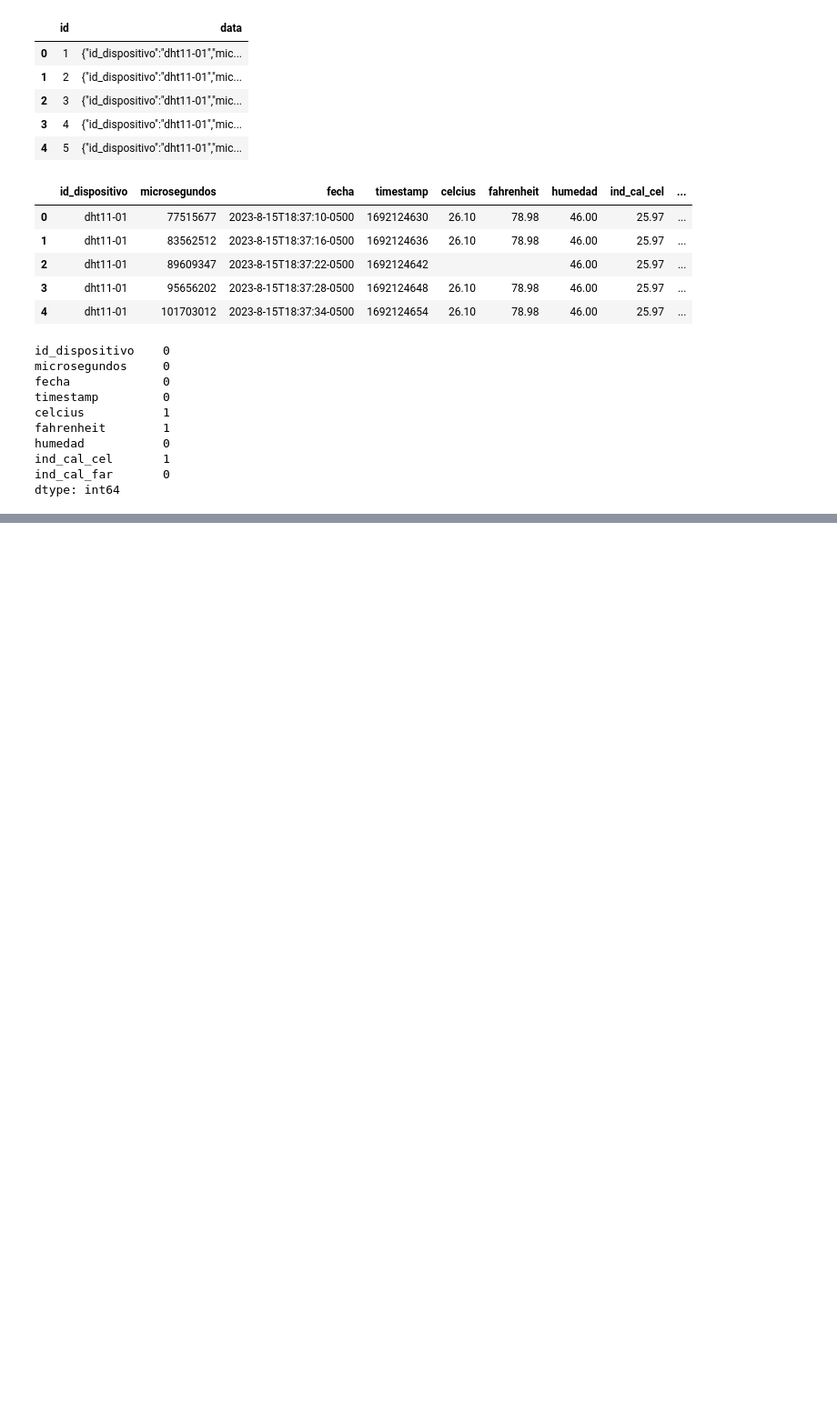
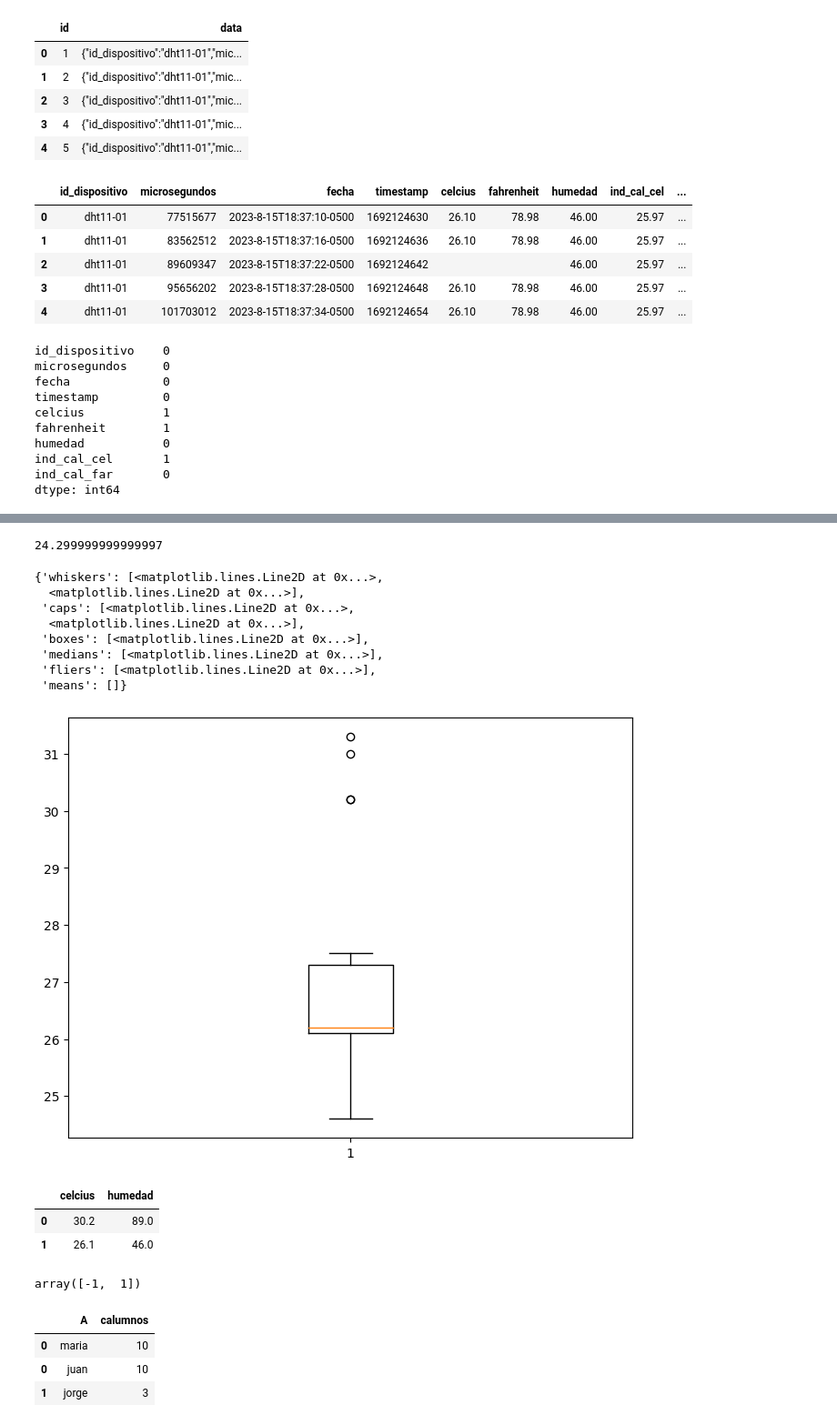
Before and after one commit to jimmyhm/seminario-ml-20241, a Jupyter notebook: 01-DataSources/consumo_datos_temperatura.ipynb, the cells around one changed output, grey strips where cells are left out. Shown: that part at 91% size. Drawn from its saved outputs; the diff is of its cells as text; code cells hidden in the pictures; blank space fills up the shorter version.

```diff
--- a/01-DataSources/consumo_datos_temperatura.ipynb
+++ b/01-DataSources/consumo_datos_temperatura.ipynb
@@ -69,0 +75,9 @@ dtype: object
+# %%
+simple=SimpleImputer(strategy='mean')
+simple.fit(tempeture_data[["celcius"]])
+tempeture_data["celcius"]=simple.transform(tempeture_data[["celcius"]])
+#mean_strategy
+# %%
+knn=KNNImputer(n_neighbors=1)
+imp_knn=knn.fit_transform(tempeture_data[["fahrenheit"]])
+tempeture_data["fahrenheit"]=imp_knn
@@ -69,0 +111,21 @@ dtype: object
+# %%
+q_1=np.quantile(tempeture_data["celcius"],0.25)
+q_3=np.quantile(tempeture_data["celcius"],0.75)
+inf=q_1-1.5*(q_3-q_1)
+inf
+# %% [output]
+24.299999999999997
+# %%
+import matplotlib.pyplot  as plt
+fig=plt.figure(figsize=(8,6))
+plt.boxplot(tempeture_data["celcius"])
+# %% [output]
+{'whiskers': [<matplotlib.lines.Line2D at 0x...>,
+  <matplotlib.lines.Line2D at 0x...>],
+ 'caps': [<matplotlib.lines.Line2D at 0x...>,
+  <matplotlib.lines.Line2D at 0x...>],
+ 'boxes': [<matplotlib.lines.Line2D at 0x...>],
+ 'medians': [<matplotlib.lines.Line2D at 0x...>],
+ 'fliers': [<matplotlib.lines.Line2D at 0x...>],
+ 'means': []}
+[figure, added]
@@ -69,0 +135,14 @@ dtype: object
+# %%
+temp=tempeture_data.loc[:,["celcius","humedad"]]
+temp_test=pd.DataFrame({"celcius":[30.2,26.1],"humedad":[89,46.0]})
+temp_test
+# %% [output]
+|  | celcius | humedad |
+| 0 | 30.2 | 89.0 |
+| 1 | 26.1 | 46.0 |
+# %%
+isolation=IsolationForest(random_state=0).fit(temp)
+isolation.predict(temp_test)
+#isolation.decision_function(temp_test)
+# %% [output]
+array([-1,  1])
@@ -69,0 +154,9 @@ dtype: object
+# %%
+pr=pd.DataFrame({"A":[["maria","juan"],"jorge"],"calumnos":[10,3]})
+pr.explode(list('A'))
+#df.groupby().agg('mean')
+# %% [output]
+|  | A | calumnos |
+| 0 | maria | 10 |
+| 0 | juan | 10 |
+| 1 | jorge | 3 |
```
Also changed, not shown: parts of 12 cells of this notebook.
